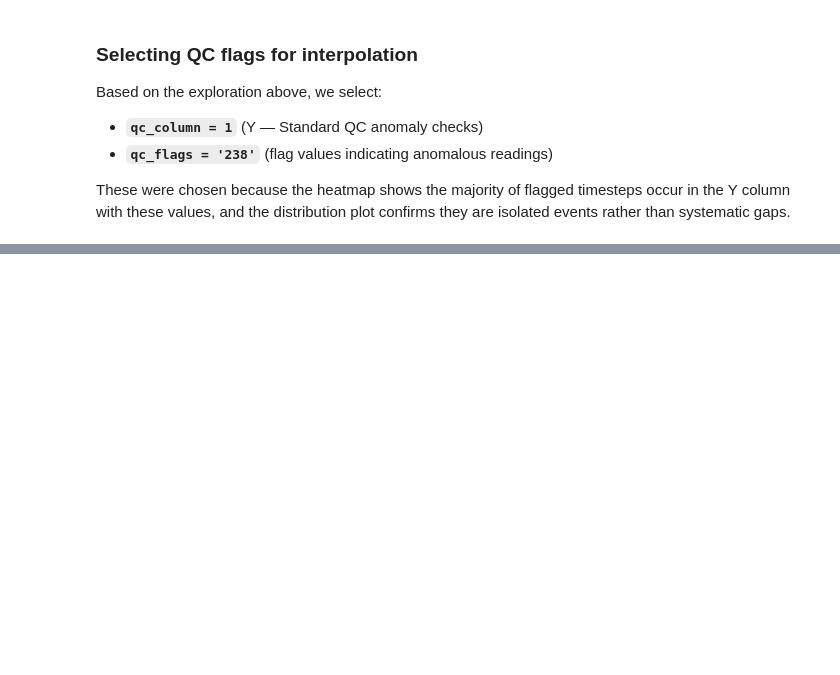
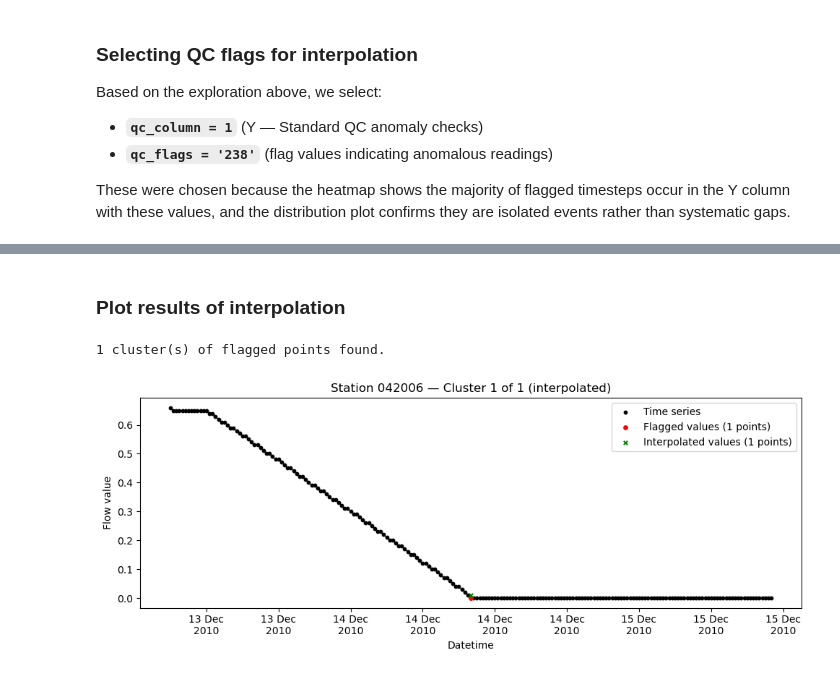
Before and after one commit to masher92/UK-Flow15, a Jupyter notebook: Interpolate.ipynb, the cells around one changed output, grey strips where cells are left out. Saved outputs shown, nothing was run; the diff lists cells and outputs as text; code cells hidden in the pictures; blank space fills up the shorter version.

```diff
--- a/Interpolate.ipynb
+++ b/Interpolate.ipynb
@@ -314,9 +623,14 @@ else:
+# %% [markdown]
+### Plot results of interpolation
 # %%
 # # Show original flagged values
 # plot_flagged_clusters(df, clusters, interp_log, station_id)
 
 # # Show with interpolated values overlaid
 # plot_flagged_clusters(df, clusters, interp_log, station_id, show_interpolated=True)
 
 # Adjust context window size
-plot_flagged_clusters(df, clusters, station_id, interp_log, show_interpolated=False, n_context=10)
+plot_flagged_clusters(df, clusters, station_id, interp_log, show_interpolated=True, n_context=100)
+# %% [output]
+1 cluster(s) of flagged points found.
+[figure, added]
```
Also changed, not shown: parts of 30 cells of this notebook, 4 other files.
